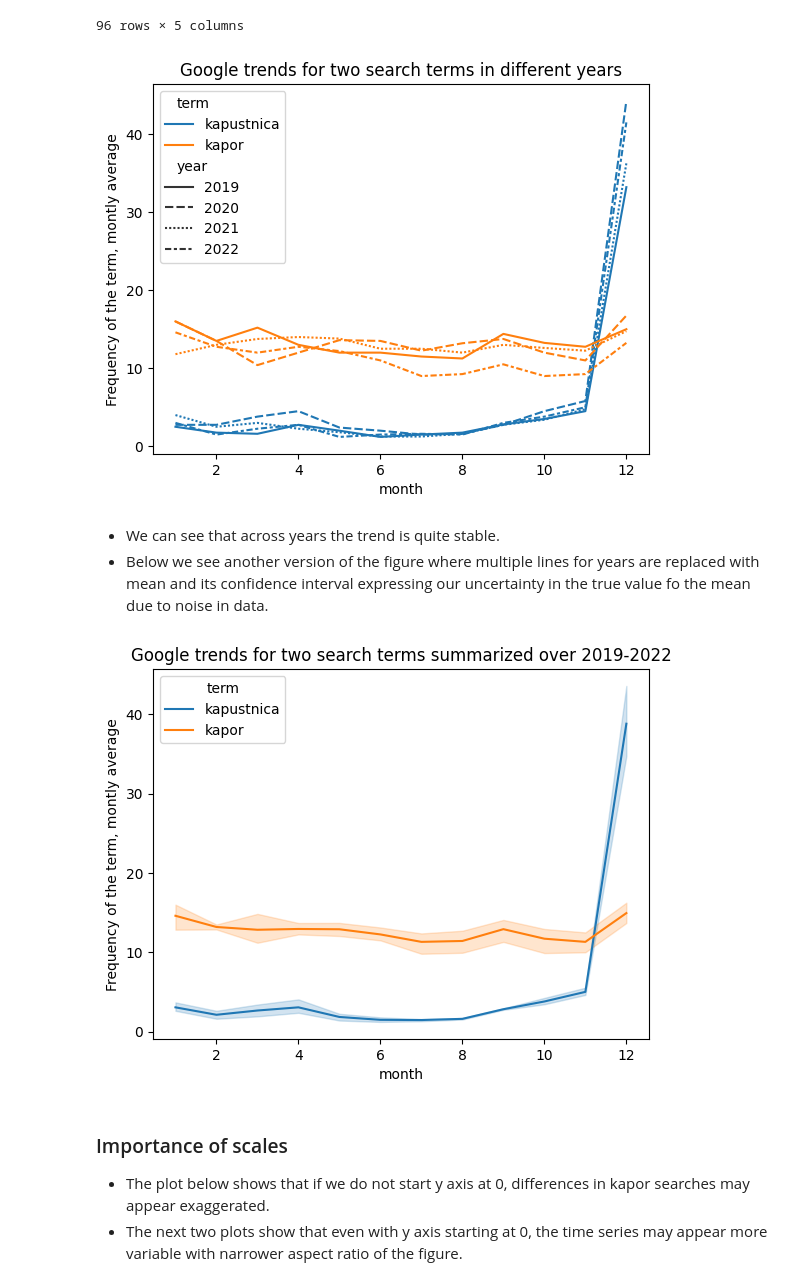
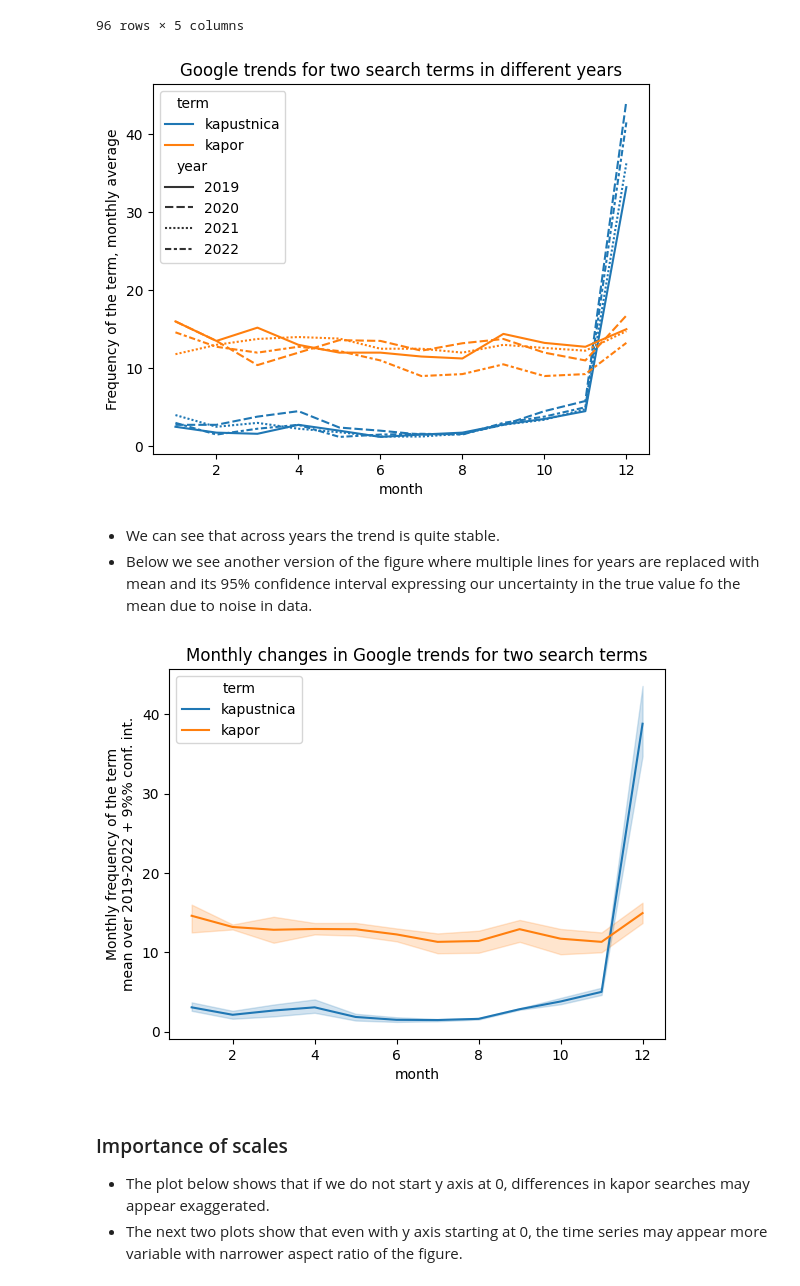
Before and after one commit to bbrejova/viz, a Jupyter notebook: notebooks/L06_Maps_etc.ipynb, the cells around one changed output. Drawn from its saved outputs; the diff is of its cells as text; code cells hidden in the pictures.

```diff
--- a/notebooks/L06_Maps_etc.ipynb
+++ b/notebooks/L06_Maps_etc.ipynb
@@ -784,20 +785,20 @@ display(trends1monthlyLong)
 # use month as x, separate years by line style and search terms by color
 axes = sns.lineplot(trends1monthlyLong, x='month', y='frequency', hue='term', style='year')
 axes.set_title("Google trends for two search terms in different years")
-axes.set_ylabel("Frequency of the term, montly average")
+axes.set_ylabel("Frequency of the term, monthly average")
 pass
 # %% [output]
-[figure, old version]
+[figure, new version]
 # %% [markdown]
 * We can see that across years the trend is quite stable.
-* Below we see another version of the figure where multiple lines for years are replaced with mean and its confidence interval expressing our uncertainty in the true value fo the mean due to noise in data.
+* Below we see another version of the figure where multiple lines for years are replaced with mean and its 95% confidence interval expressing our uncertainty in the true value fo the mean due to noise in data.
 # %%
 axes = sns.lineplot(trends1monthlyLong, x='month', y='frequency', hue='term')
-axes.set_title("Google trends for two search terms summarized over 2019-2022")
-axes.set_ylabel("Frequency of the term, montly average")
+axes.set_title("Monthly changes in Google trends for two search terms")
+axes.set_ylabel("Monthly frequency of the term\nmean over 2019-2022 + 9%% conf. int.")
 pass
 # %% [output]
-[figure, old version]
+[figure, new version]
 # %% [markdown]
 ### Importance of scales
 * The plot below shows that if we do not start y axis at 0, differences in kapor searches may appear exaggerated.
```
Also changed, not shown: parts of 26 cells of this notebook, 1 other file.
